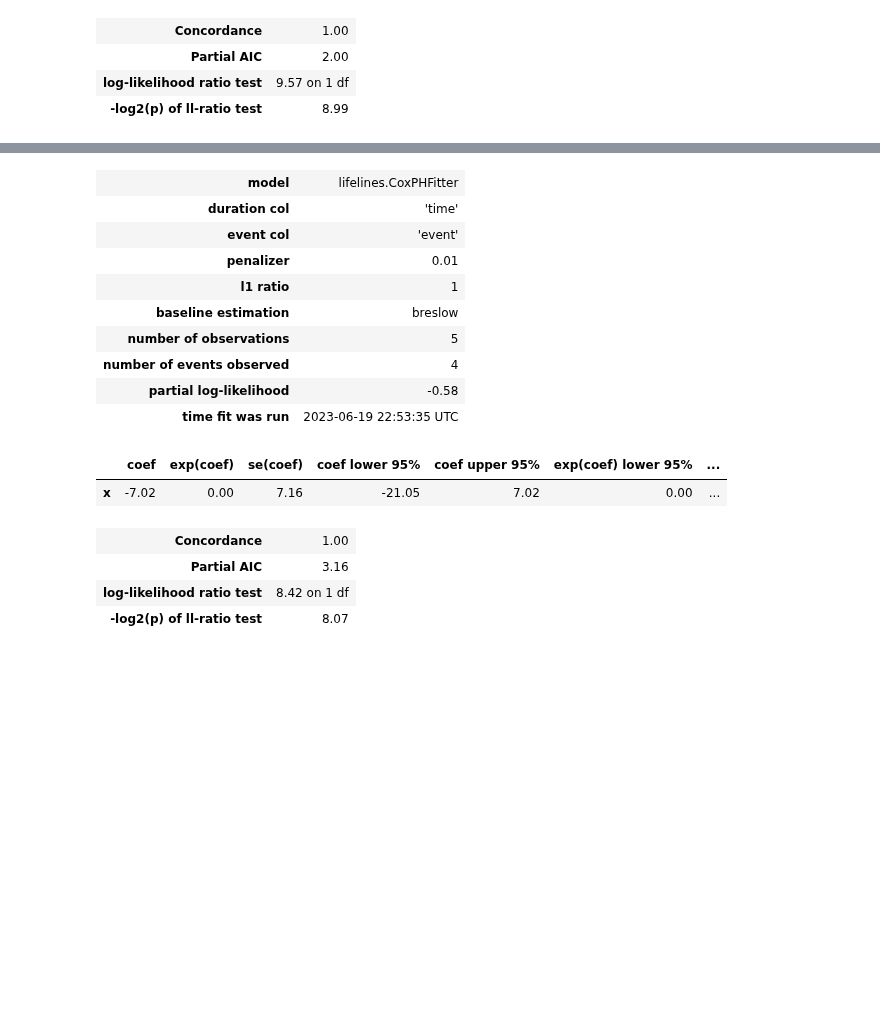
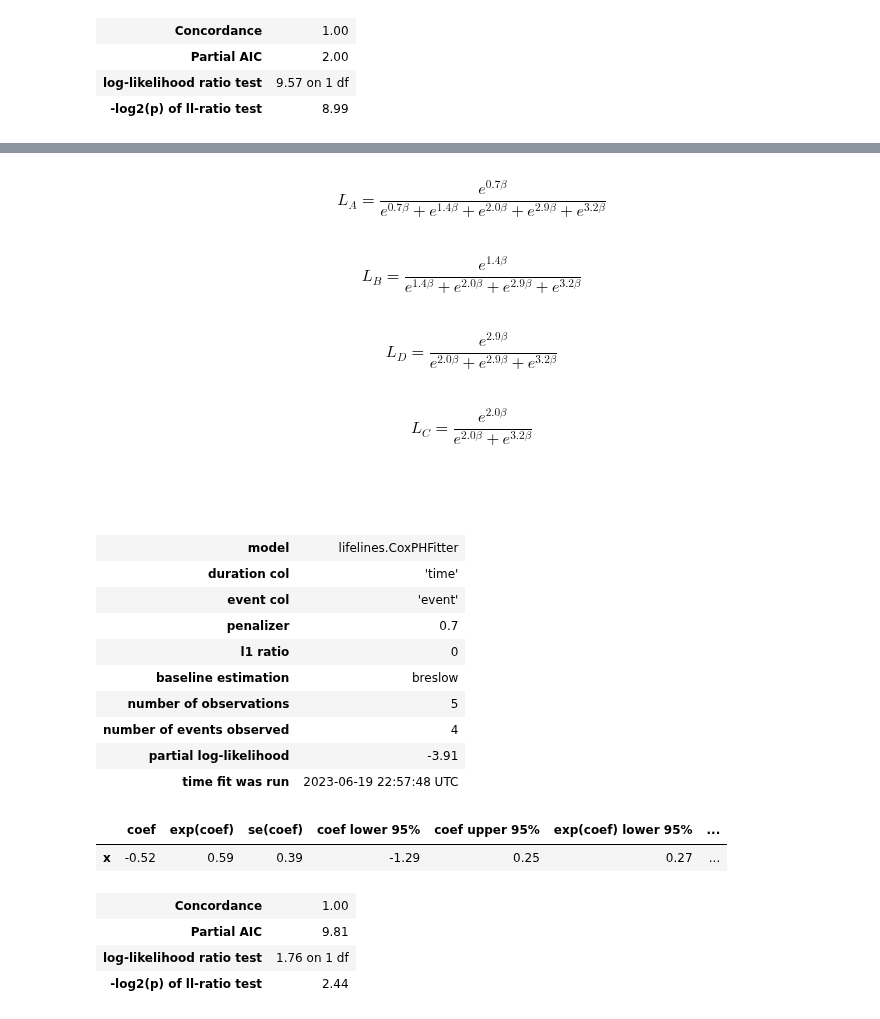
Before and after one commit to igor-sb/blog, a Jupyter notebook: posts/cox_perfect.ipynb, the cells around one changed output, grey strips where cells are left out. Saved outputs shown, nothing was run; the diff lists cells and outputs as text; code cells hidden in the pictures; blank space fills up the shorter version.

```diff
--- a/posts/cox_perfect.ipynb
+++ b/posts/cox_perfect.ipynb
@@ -20,7 +20,8 @@ perfect_df =  pd.DataFrame({
     'subject': ['A', 'B', 'C', 'D', 'E'],
     'time': [1, 3, 4, 5, 6],
     'event': [1, 1, 1, 1, 0],
-    'x': [-1.7, -0.4, 0.0, 0.9, 1.2],
+    # 'x': [-1.7, -0.4, 0.0, 0.9, 1.2],
+	'x': [0.7, 1.4, 2.0, 2.9, 3.2],
 })
 
 plot_subject_event_times(perfect_df, color_map='x')
@@ -102,21 +125,41 @@ perfect_cox_model.print_summary()
+# %% [markdown]
+$$
+L_A = \frac{e^{0.7\beta}}{e^{0.7\beta} + e^{1.4\beta} + e^{2.0\beta} + e^{2.9\beta} + e^{3.2\beta}}
+$$
+# %% [markdown]
+$$
+L_B = \frac{e^{1.4\beta}}{e^{1.4\beta} + e^{2.0\beta} + e^{2.9\beta} + e^{3.2\beta}}
+$$
+# %% [markdown]
+$$
+L_D = \frac{e^{2.9\beta}}{e^{2.0\beta} + e^{2.9\beta} + e^{3.2\beta}}
+$$
+# %% [markdown]
+$$
+L_C = \frac{e^{2.0\beta}}{e^{2.0\beta} + e^{3.2\beta}}
+$$
+# %% [markdown]
+$$
+\frac{}{}
+$$
 # %%
-perfect_pen_cox_model = CoxPHFitter(penalizer=0.01, l1_ratio=1)
+perfect_pen_cox_model = CoxPHFitter(penalizer=0.7, l1_ratio=0)
 perfect_pen_cox_model.fit(perfect_df, duration_col='time', event_col='event', formula='x')
 perfect_pen_cox_model.print_summary()
 # %% [output]
 | model | lifelines.CoxPHFitter |
 | duration col | 'time' |
 | event col | 'event' |
-| penalizer | 0.01 |
-| l1 ratio | 1 |
+| penalizer | 0.7 |
+| l1 ratio | 0 |
 | baseline estimation | breslow |
 | number of observations | 5 |
 | number of events observed | 4 |
-| partial log-likelihood | -0.58 |
-| time fit was run | 2023-06-19 22:53:35 UTC |
+| partial log-likelihood | -3.91 |
+| time fit was run | 2023-06-19 22:57:48 UTC |
 |  | coef | exp(coef) | se(coef) | coef lower 95% | coef upper 95% | exp(coef) lower 95% | ... |
-| x | -7.02 | 0.00 | 7.16 | -21.05 | 7.02 | 0.00 | ... |
+| x | -0.52 | 0.59 | 0.39 | -1.29 | 0.25 | 0.27 | ... |
 | Concordance | 1.00 |
-| Partial AIC | 3.16 |
-| log-likelihood ratio test | 8.42 on 1 df |
-| -log2(p) of ll-ratio test | 8.07 |
+| Partial AIC | 9.81 |
+| log-likelihood ratio test | 1.76 on 1 df |
+| -log2(p) of ll-ratio test | 2.44 |
```
Also changed, not shown: parts of 8 cells of this notebook.
